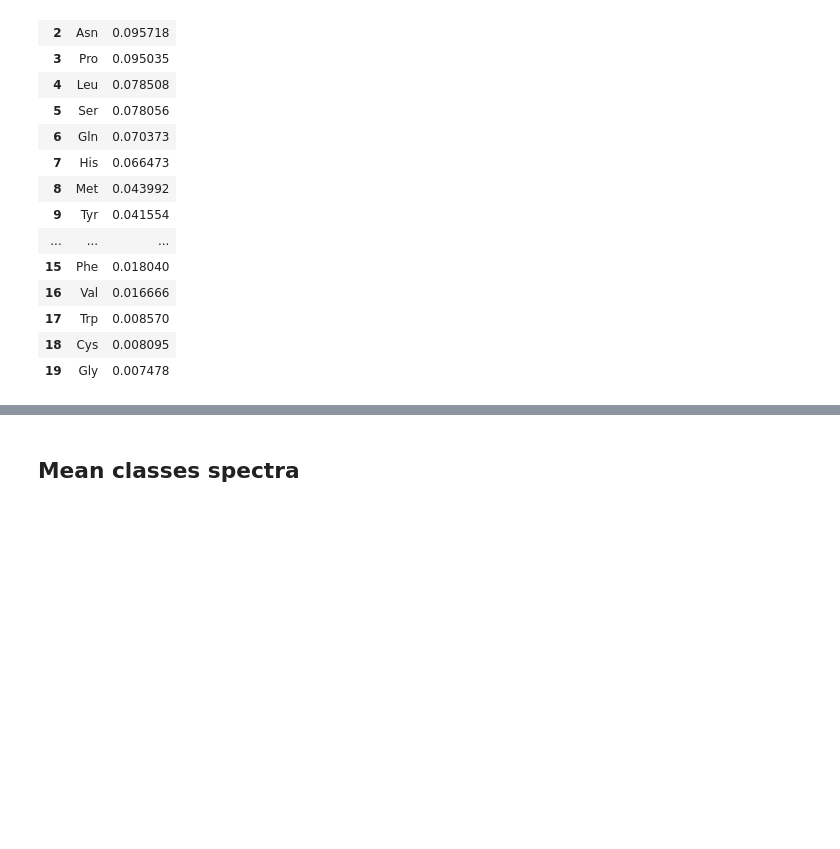
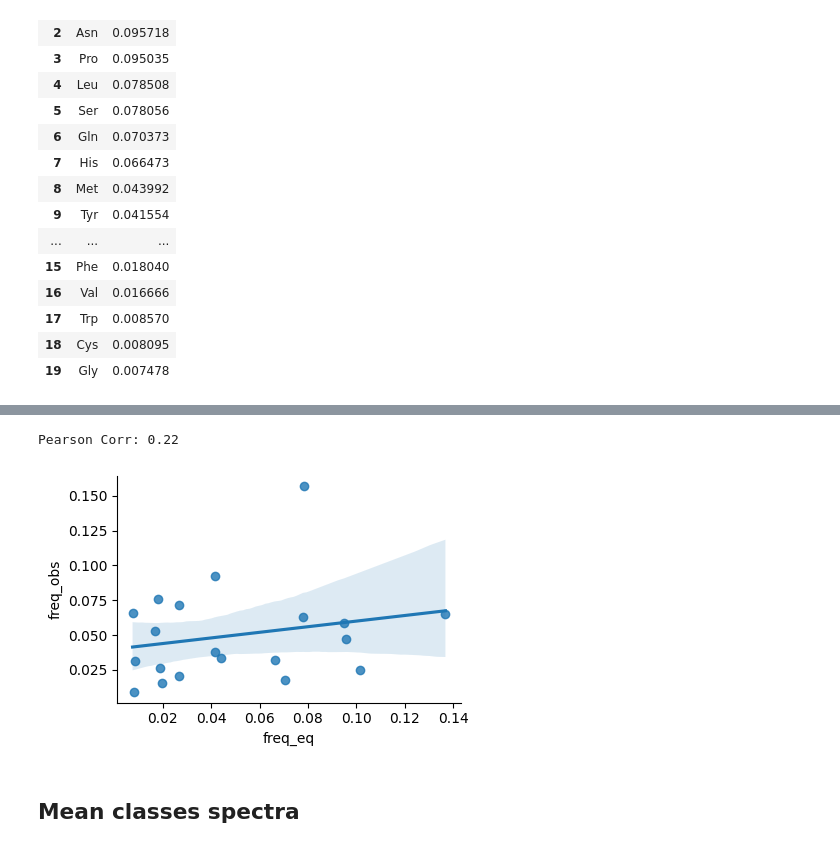
Before and after one commit to mitoclub/AminoAcidShift, a Jupyter notebook: eq_freqs/prepare_data_for_aa_shift.ipynb, the cells around one changed output, grey strips where cells are left out. Drawn from its saved outputs; the diff is of its cells as text; code cells hidden in the pictures; blank space fills up the shorter version.

```diff
--- a/eq_freqs/prepare_data_for_aa_shift.ipynb
+++ b/eq_freqs/prepare_data_for_aa_shift.ipynb
@@ -205,3 +280,11 @@ ax = sns.barplot(eq_freqs_aa_only, x='aa', y='freq', palette='gray', edgecolor="
+# %%
+_ = eq_freqs_aa_only.merge(obs_aa_freqs.groupby('aa').freq.mean().reset_index(),
+                                on='aa', suffixes=('_eq', '_obs'))
+print(f'Pearson Corr: {_.freq_eq.corr(_.freq_obs):.2f}')
+sns.lmplot(data=_,x='freq_eq', y='freq_obs', fit_reg=True, height=3, aspect=1.5);
+# %% [output]
+Pearson Corr: 0.22
+[figure, added]
 # %% [markdown]
 ## Mean classes spectra
 # %%
```
Also changed, not shown: parts of 11 cells of this notebook, 3 other files.
